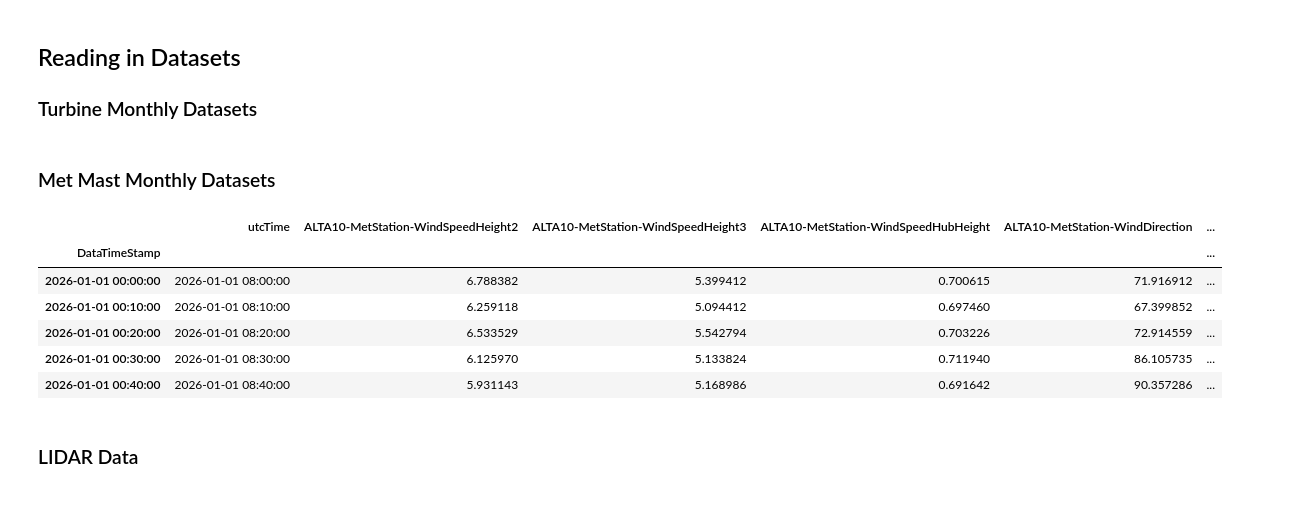
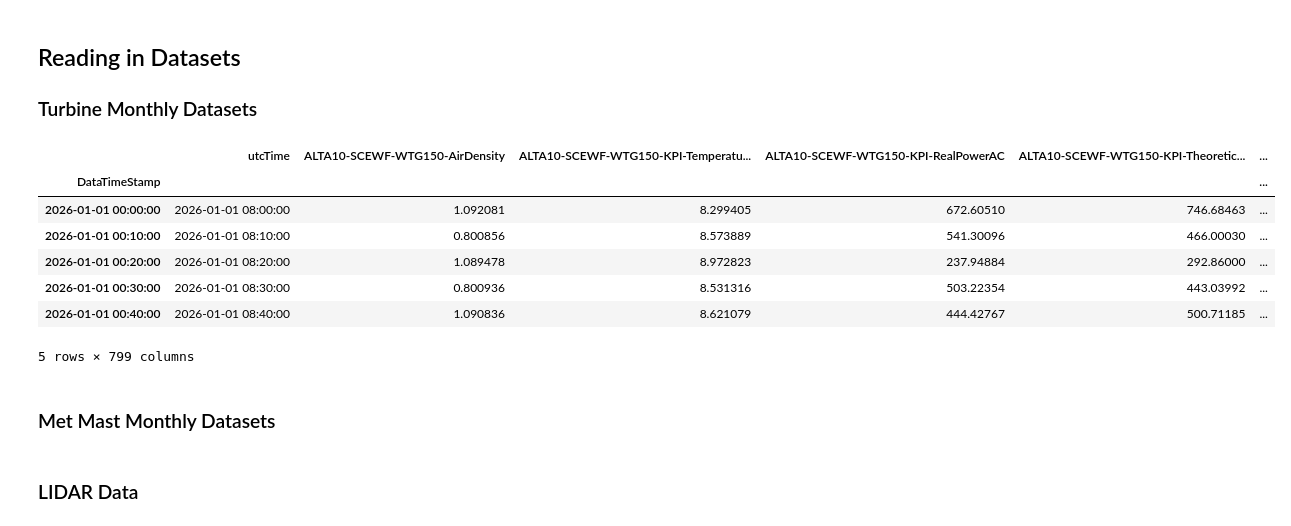
Before and after one commit to Aiden-Badalamenti3/CU-Capstone-Project, a Jupyter notebook: notebooks/carter_notebooks/data_cleaning.ipynb, the cells around one changed output. Saved outputs shown, nothing was run; the diff lists cells and outputs as text; code cells hidden in the pictures.

```diff
--- a/notebooks/carter_notebooks/data_cleaning.ipynb
+++ b/notebooks/carter_notebooks/data_cleaning.ipynb
@@ -21,6 +21,17 @@ jun_wide = pd.read_parquet('../../data/raw/Alta10_Turbine_Points_10m_2026-06.par
 jul_wide = pd.read_parquet('../../data/raw/Alta10_Turbine_Points_10m_2026-07.parquet')
 aug_wide = pd.read_parquet('../../data/raw/Alta10_Turbine_Points_10m_2026-08.parquet')
 sep_wide = pd.read_parquet('../../data/raw/Alta10_Turbine_Points_10m_2026-09.parquet')
+# %%
+jan_wide.head()
+# %% [output]
+|  | utcTime | ALTA10-SCEWF-WTG150-AirDensity | ALTA10-SCEWF-WTG150-KPI-Temperatu... | ALTA10-SCEWF-WTG150-KPI-RealPowerAC | ALTA10-SCEWF-WTG150-KPI-Theoretic... | ... |
+| DataTimeStamp |  |  |  |  |  | ... |
+| 2026-01-01 00:00:00 | 2026-01-01 08:00:00 | 1.092081 | 8.299405 | 672.60510 | 746.68463 | ... |
+| 2026-01-01 00:10:00 | 2026-01-01 08:10:00 | 0.800856 | 8.573889 | 541.30096 | 466.00030 | ... |
+| 2026-01-01 00:20:00 | 2026-01-01 08:20:00 | 1.089478 | 8.972823 | 237.94884 | 292.86000 | ... |
+| 2026-01-01 00:30:00 | 2026-01-01 08:30:00 | 0.800936 | 8.531316 | 503.22354 | 443.03992 | ... |
+| 2026-01-01 00:40:00 | 2026-01-01 08:40:00 | 1.090836 | 8.621079 | 444.42767 | 500.71185 | ... |
+5 rows × 799 columns
 # %% [markdown]
 ### Met Mast Monthly Datasets
 # %%
@@ -34,16 +45,6 @@ jun_mm_raw = pd.read_parquet('../../data/raw/Alta10_MetMast_WindSpeed_10m_2026-0
 jul_mm_raw = pd.read_parquet('../../data/raw/Alta10_MetMast_WindSpeed_10m_2026-07.parquet')
 aug_mm_raw = pd.read_parquet('../../data/raw/Alta10_MetMast_WindSpeed_10m_2026-08.parquet')
 sep_mm_raw = pd.read_parquet('../../data/raw/Alta10_MetMast_WindSpeed_10m_2026-09.parquet')
-# %%
-jan_mm_raw.head()
-# %% [output]
-|  | utcTime | ALTA10-MetStation-WindSpeedHeight2 | ALTA10-MetStation-WindSpeedHeight3 | ALTA10-MetStation-WindSpeedHubHeight | ALTA10-MetStation-WindDirection | ... |
-| DataTimeStamp |  |  |  |  |  | ... |
-| 2026-01-01 00:00:00 | 2026-01-01 08:00:00 | 6.788382 | 5.399412 | 0.700615 | 71.916912 | ... |
-| 2026-01-01 00:10:00 | 2026-01-01 08:10:00 | 6.259118 | 5.094412 | 0.697460 | 67.399852 | ... |
-| 2026-01-01 00:20:00 | 2026-01-01 08:20:00 | 6.533529 | 5.542794 | 0.703226 | 72.914559 | ... |
-| 2026-01-01 00:30:00 | 2026-01-01 08:30:00 | 6.125970 | 5.133824 | 0.711940 | 86.105735 | ... |
-| 2026-01-01 00:40:00 | 2026-01-01 08:40:00 | 5.931143 | 5.168986 | 0.691642 | 90.357286 | ... |
 # %% [markdown]
 ### LIDAR Data
 # %%
```
Also changed, not shown: parts of 3 cells of this notebook.
